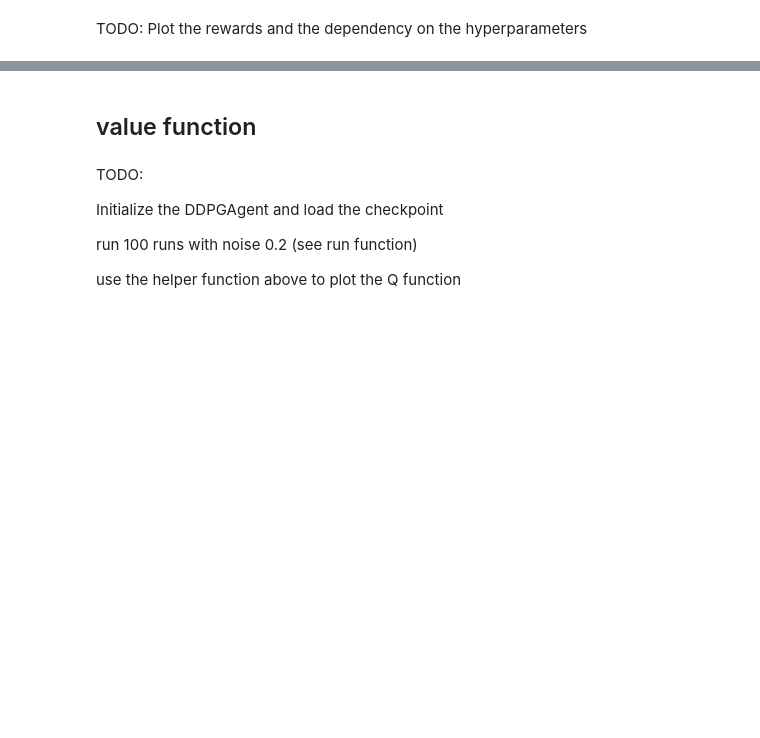
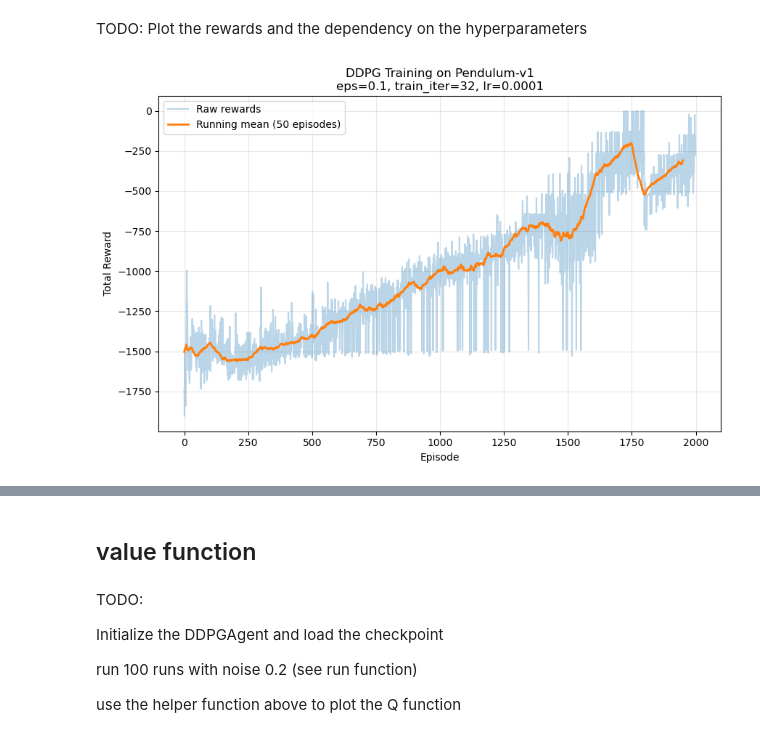
Before and after one commit to la2pixel/RL25_Assignments, a Jupyter notebook: HW9/9_gym-DDPG/Gym-DDPG-plots.ipynb, the cells around one changed output, grey strips where cells are left out. Drawn from its saved outputs; the diff is of its cells as text; code cells hidden in the pictures; blank space fills up the shorter version.

```diff
--- a/HW9/9_gym-DDPG/Gym-DDPG-plots.ipynb
+++ b/HW9/9_gym-DDPG/Gym-DDPG-plots.ipynb
@@ -59,2 +62,14 @@ plt.legend()
 # %% [markdown]
 TODO: Plot the rewards and the dependency on the hyperparameters
+# %%
+fig, ax = plt.subplots(figsize=(10, 6))
+ax.plot(rewards, alpha=0.3, label='Raw rewards')
+ax.plot(running_mean(rewards, 50), linewidth=2, label='Running mean (50 episodes)')
+ax.set_xlabel('Episode')
+ax.set_ylabel('Total Reward')
+ax.set_title(f'DDPG Training on {env_name}\neps={eps}, train_iter={ts}, lr={lr}')
+ax.legend()
+ax.grid(True, alpha=0.3)
+plt.show()
+# %% [output]
+[figure, added]
```
Also changed, not shown: parts of 8 cells of this notebook, 12 other files.
